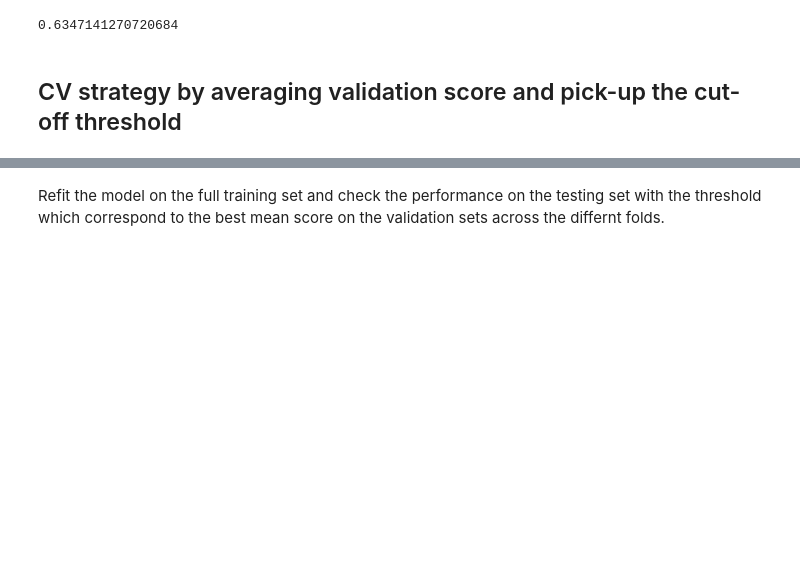
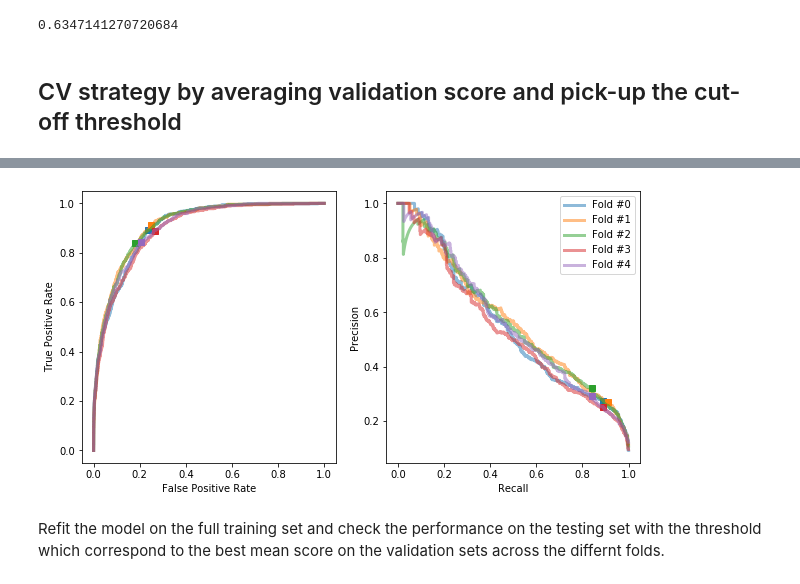
Before and after one commit to glemaitre/cutoff_experiments, a Jupyter notebook: cutoff_experiments.ipynb, the cells around one changed output, grey strips where cells are left out. Cells and saved outputs as stored; diff of their text form; code cells hidden in the pictures; blank space fills up the shorter version.

```diff
--- a/cutoff_experiments.ipynb
+++ b/cutoff_experiments.ipynb
@@ -105,2 +240,29 @@ balanced_accuracy_score(y_test, y_pred)
+# %%
+from sklearn.metrics import plot_roc_curve
+from sklearn.metrics import roc_curve
+from sklearn.metrics import plot_precision_recall_curve
+from sklearn.metrics import precision_recall_curve
+
+
+def plot_roc_pr_curves(results):
+    fig, ax = plt.subplots(ncols=2, figsize=(10, 5))
+    y_true, y_score = results["cv_results"]["y_true"], results["cv_results"]["y_pred"]
+    for color, fold_idx in zip(mcolors.TABLEAU_COLORS, range(len(y_true))):
+        cutoff_threshold = results["cv_results"]["thresholds"][fold_idx][
+            results["cv_results"]["scores"][fold_idx].argmax()
+        ]
+        fpr, tpr, thresholds = roc_curve(y_true[fold_idx], y_score[fold_idx])
+        ax[0].plot(fpr, tpr, color=color, label=f"Fold #{fold_idx}", lw=3, alpha=0.5)
+        idx = thresholds.size - np.searchsorted(thresholds[::-1], cutoff_threshold)
+        ax[0].plot(fpr[idx], tpr[idx], "s", color=color)
+
+        precision, recall, thresholds = precision_recall_curve(y_true[fold_idx], y_score[fold_idx])
+        ax[1].plot(recall, precision, color=color, label=f"Fold #{fold_idx}", lw=3, alpha=0.5)
+        idx = np.searchsorted(thresholds, cutoff_threshold)
+        ax[1].plot(recall[idx], precision[idx], "s", color=color)
+
+    ax[0].set(xlabel="False Positive Rate", ylabel="True Positive Rate")
+    ax[1].set(xlabel="Recall", ylabel="Precision")
+    plt.legend()
 # %% [markdown]
 ## CV strategy by averaging validation score and pick-up the cut-off threshold
@@ -268,3 +284,7 @@ for fold_idx in range(len(y_true)):
+# %%
+plot_roc_pr_curves(results)
+# %% [output]
+[figure, added]
 # %% [markdown]
 Refit the model on the full training set and check the performance on the testing set with the threshold which correspond to the best mean score on the validation sets across the differnt folds.
 # %%
```
Also changed, not shown: parts of 36 cells of this notebook.
